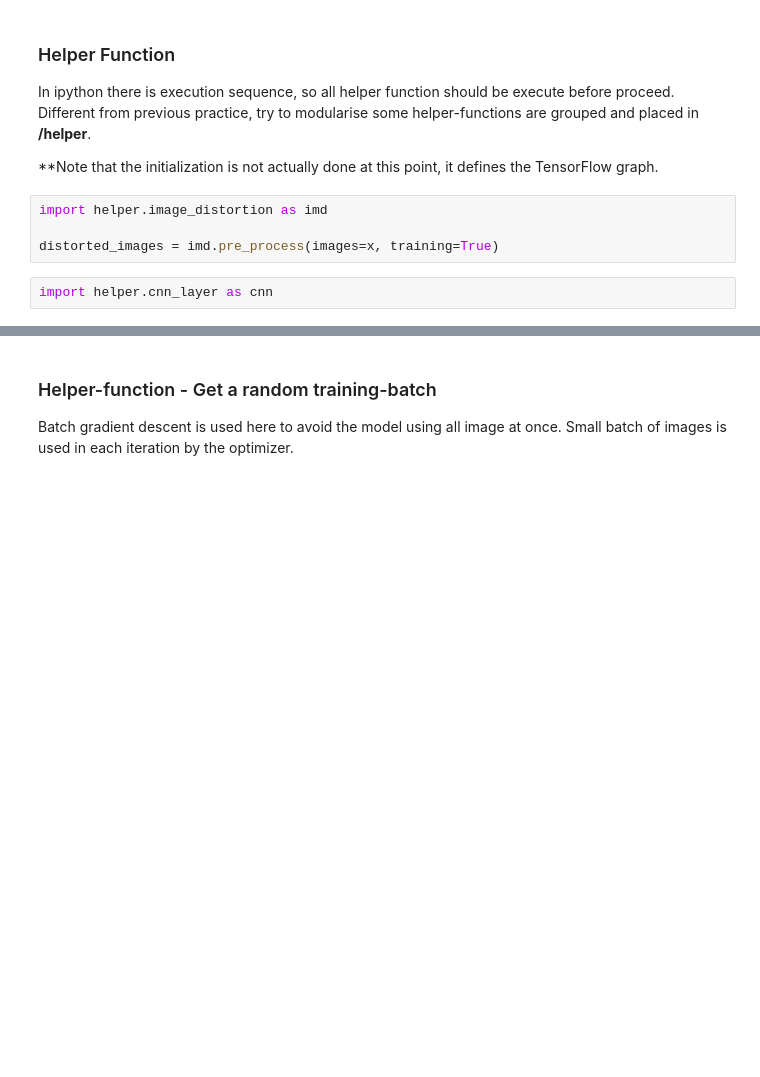
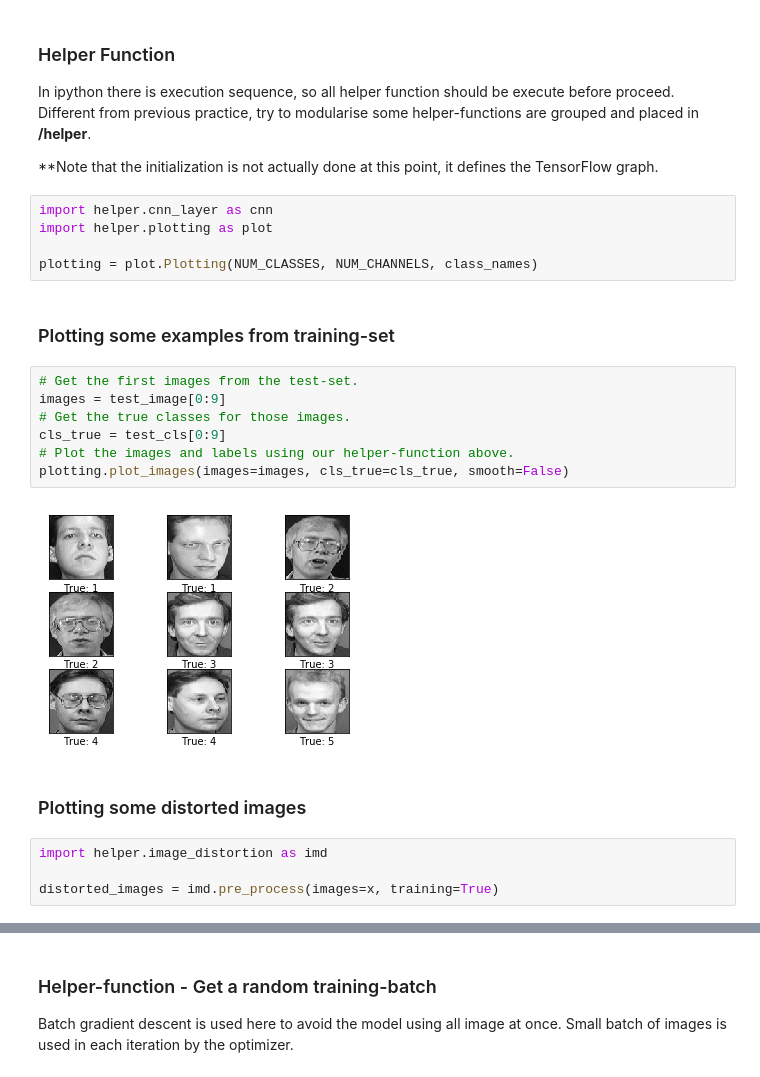
Before and after one commit to AndyTsangChun/TensorFlow, a Jupyter notebook: AT&T/AT&T CNN.ipynb, the cells around one changed output, grey strips where cells are left out. Saved outputs shown, nothing was run; the diff lists cells and outputs as text; blank space fills up the shorter version.

```diff
--- a/AT&T/AT&T CNN.ipynb
+++ b/AT&T/AT&T CNN.ipynb
@@ -150,9 +87,25 @@ y_true_cls = tf.argmax(y_true, dimension=1)
 In ipython there is execution sequence, so all helper function should be execute before proceed. Different from previous practice, try to modularise some helper-functions are grouped and placed in <b>/helper</b>.
 
 **Note that the initialization is not actually done at this point, it defines the TensorFlow graph.
+# %%
+import helper.cnn_layer as cnn
+import helper.plotting as plot
+
+plotting = plot.Plotting(NUM_CLASSES, NUM_CHANNELS, class_names)
+# %% [markdown]
+### Plotting some examples from training-set
+# %%
+# Get the first images from the test-set.
+images = test_image[0:9]
+# Get the true classes for those images.
+cls_true = test_cls[0:9]
+# Plot the images and labels using our helper-function above.
+plotting.plot_images(images=images, cls_true=cls_true, smooth=False)
+# %% [output]
+[figure, added]
+# %% [markdown]
+### Plotting some distorted images
 # %%
 import helper.image_distortion as imd
 
 distorted_images = imd.pre_process(images=x, training=True)
-# %%
-import helper.cnn_layer as cnn
```
Also changed, not shown: parts of 22 cells of this notebook, 15 other files.
